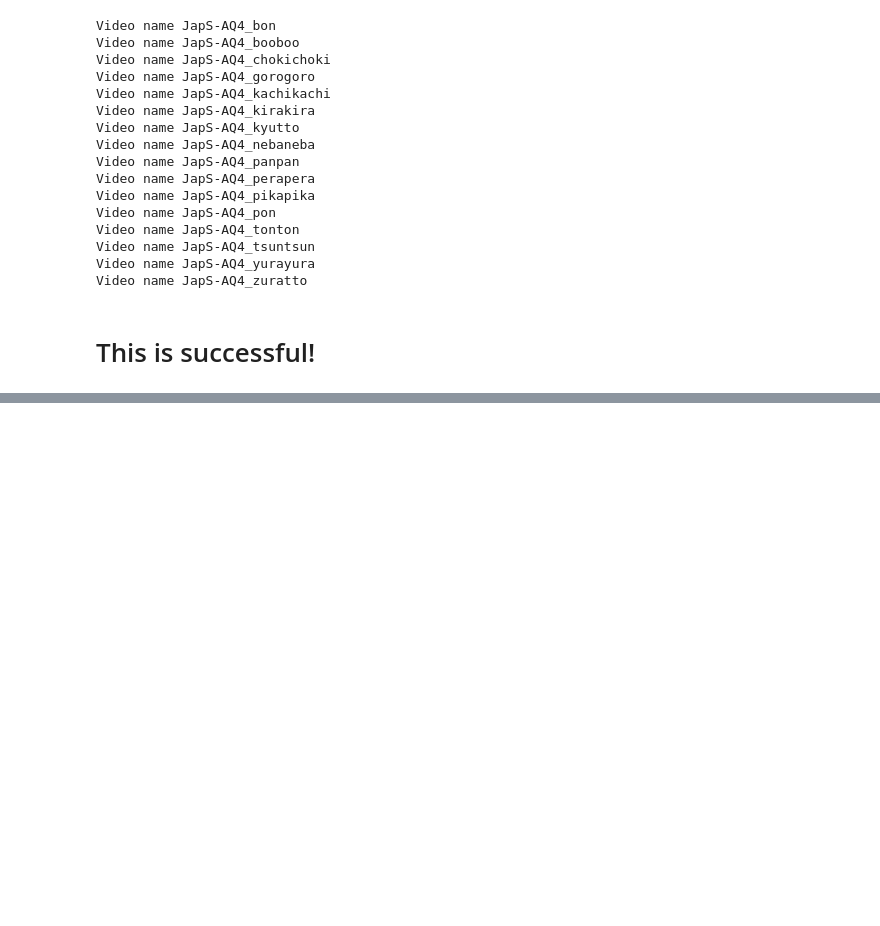
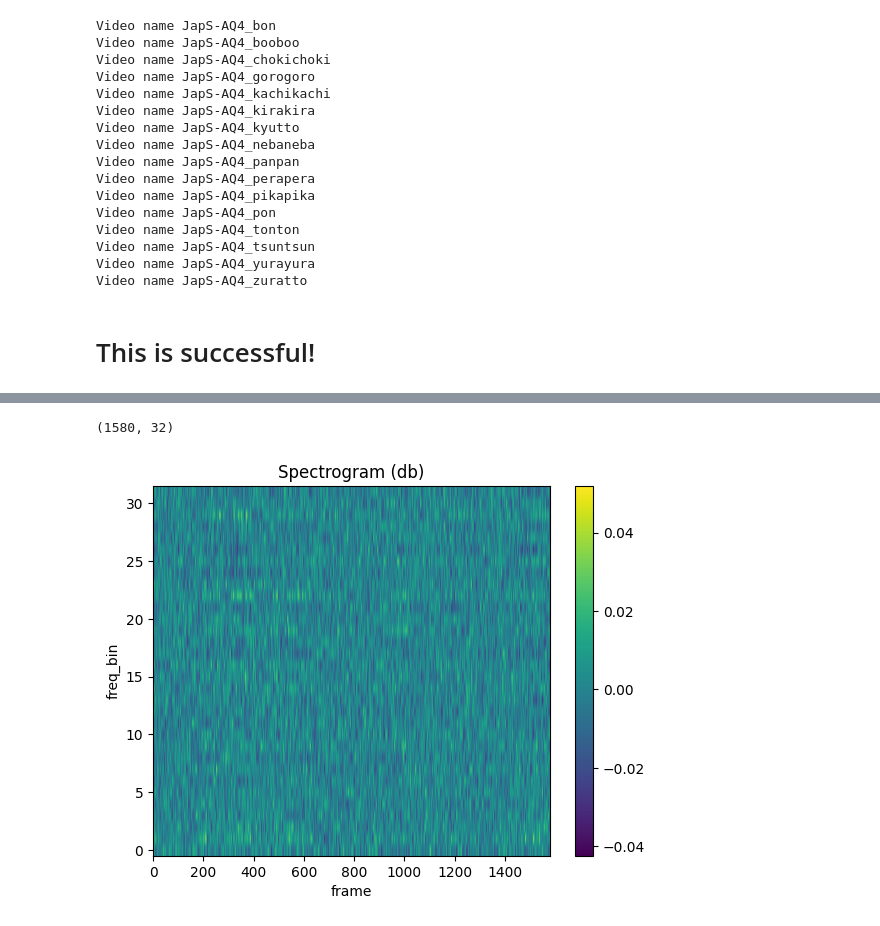
Before and after one commit to Frankalexej/slprt, a Jupyter notebook: trial.ipynb, the cells around one changed output, grey strips where cells are left out. Drawn from its saved outputs; the diff is of its cells as text; code cells hidden in the pictures; blank space fills up the shorter version.

```diff
--- a/trial.ipynb
+++ b/trial.ipynb
@@ -195,0 +268,37 @@ Video name JapS-AQ4_zuratto
+# %%
+def read_vid_graph(name, src):
+    # Read the CSV file into a DataFrame
+    df = pd.read_csv(src)
+
+    df = df[df['type'].str.startswith(name)]
+
+    # Get the list of names
+    names = df['type'].tolist()
+
+    # Get the data columns and convert them to NumPy arrays
+    data = df.loc[:, 'x_0':].to_numpy()
+
+    # Stack the arrays into a matrix
+    matrix = np.vstack(data)
+    return names, matrix
+# %%
+def plot_spectrogram(specgram, title=None, ylabel="freq_bin"):
+    fig, axs = plt.subplots(1, 1)
+    axs.set_title(title or "Spectrogram (db)")
+    axs.set_ylabel(ylabel)
+    axs.set_xlabel("frame")
+    im = axs.imshow(specgram, origin="lower", aspect="auto")
+    fig.colorbar(im, ax=axs)
+    plt.show(block=False)
+# %%
+n, m = read_vid_graph("", "lefthd.csv")
+# %%
+m.shape
+# %% [output]
+(1580, 32)
+# %%
+d = m[:, :]
+# %%
+plot_spectrogram(d.T)
+# %% [output]
+[figure, added]
```
Also changed, not shown: parts of 18 cells of this notebook, 1 other file.
